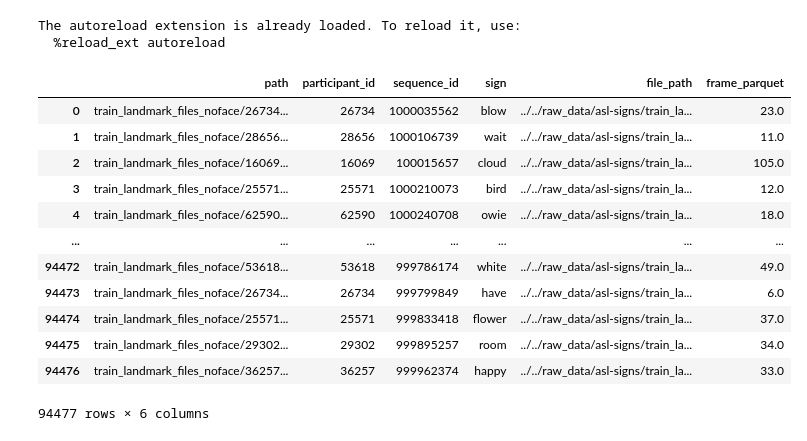
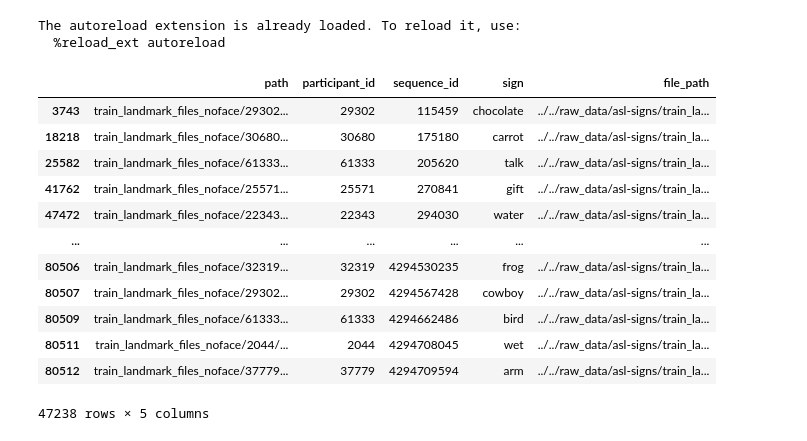
Before and after one commit to benoitfrisque/signlens, a Jupyter notebook: notebooks/Wail/notebook_exploratory_data_analaysis_wail.ipynb, the cells around one changed output. Cells and saved outputs as stored; diff of their text form; code cells hidden in the pictures.

```diff
--- a/notebooks/Wail/notebook_exploratory_data_analaysis_wail.ipynb
+++ b/notebooks/Wail/notebook_exploratory_data_analaysis_wail.ipynb
@@ -411,20 +411,20 @@ from signlens.preprocessing.preprocess_files import load_subset_data,load_releva
 The autoreload extension is already loaded. To reload it, use:
   %reload_ext autoreload
 # %%
-train=load_subset_data()
+train=load_subset_data(frac=0.5)
 # %%
-train_frame
+train.sort_values(by="sequence_id")
 # %% [output]
-|  | path | participant_id | sequence_id | sign | file_path | frame_parquet |
-| 0 | train_landmark_files_noface/26734... | 26734 | 1000035562 | blow | ../../raw_data/asl-signs/train_la... | 23.0 |
-| 1 | train_landmark_files_noface/28656... | 28656 | 1000106739 | wait | ../../raw_data/asl-signs/train_la... | 11.0 |
-| 2 | train_landmark_files_noface/16069... | 16069 | 100015657 | cloud | ../../raw_data/asl-signs/train_la... | 105.0 |
-| 3 | train_landmark_files_noface/25571... | 25571 | 1000210073 | bird | ../../raw_data/asl-signs/train_la... | 12.0 |
-| 4 | train_landmark_files_noface/62590... | 62590 | 1000240708 | owie | ../../raw_data/asl-signs/train_la... | 18.0 |
-| ... | ... | ... | ... | ... | ... | ... |
-| 94472 | train_landmark_files_noface/53618... | 53618 | 999786174 | white | ../../raw_data/asl-signs/train_la... | 49.0 |
-| 94473 | train_landmark_files_noface/26734... | 26734 | 999799849 | have | ../../raw_data/asl-signs/train_la... | 6.0 |
-| 94474 | train_landmark_files_noface/25571... | 25571 | 999833418 | flower | ../../raw_data/asl-signs/train_la... | 37.0 |
-| 94475 | train_landmark_files_noface/29302... | 29302 | 999895257 | room | ../../raw_data/asl-signs/train_la... | 34.0 |
-| 94476 | train_landmark_files_noface/36257... | 36257 | 999962374 | happy | ../../raw_data/asl-signs/train_la... | 33.0 |
+|  | path | participant_id | sequence_id | sign | file_path |
+| 3743 | train_landmark_files_noface/29302... | 29302 | 115459 | chocolate | ../../raw_data/asl-signs/train_la... |
+| 18218 | train_landmark_files_noface/30680... | 30680 | 175180 | carrot | ../../raw_data/asl-signs/train_la... |
+| 25582 | train_landmark_files_noface/61333... | 61333 | 205620 | talk | ../../raw_data/asl-signs/train_la... |
+| 41762 | train_landmark_files_noface/25571... | 25571 | 270841 | gift | ../../raw_data/asl-signs/train_la... |
+| 47472 | train_landmark_files_noface/22343... | 22343 | 294030 | water | ../../raw_data/asl-signs/train_la... |
+| ... | ... | ... | ... | ... | ... |
+| 80506 | train_landmark_files_noface/32319... | 32319 | 4294530235 | frog | ../../raw_data/asl-signs/train_la... |
+| 80507 | train_landmark_files_noface/29302... | 29302 | 4294567428 | cowboy | ../../raw_data/asl-signs/train_la... |
+| 80509 | train_landmark_files_noface/61333... | 61333 | 4294662486 | bird | ../../raw_data/asl-signs/train_la... |
+| 80511 | train_landmark_files_noface/2044/... | 2044 | 4294708045 | wet | ../../raw_data/asl-signs/train_la... |
+| 80512 | train_landmark_files_noface/37779... | 37779 | 4294709594 | arm | ../../raw_data/asl-signs/train_la... |
-94477 rows × 6 columns
+47238 rows × 5 columns
```
Also changed, not shown: parts of 9 cells of this notebook.
